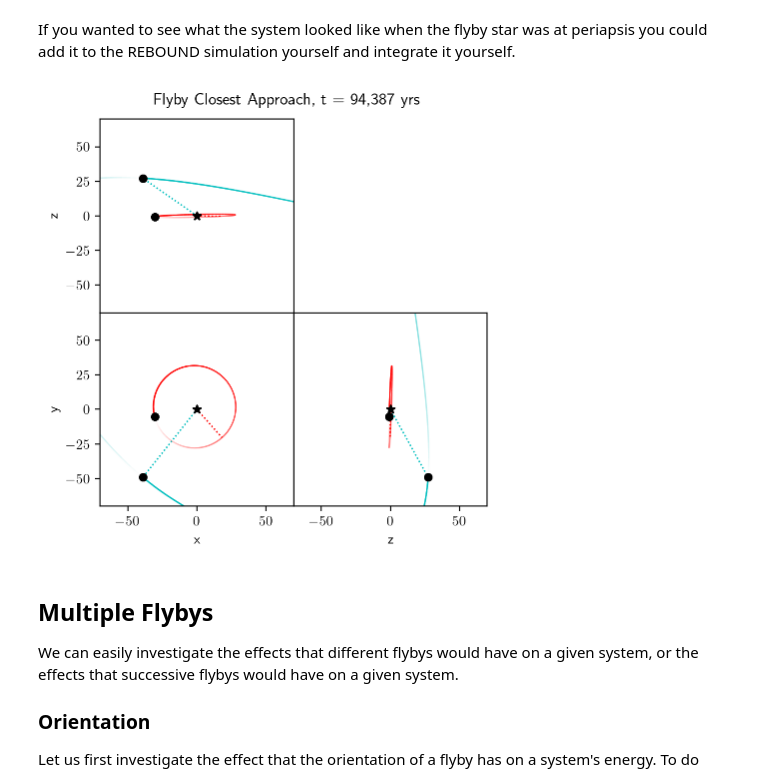
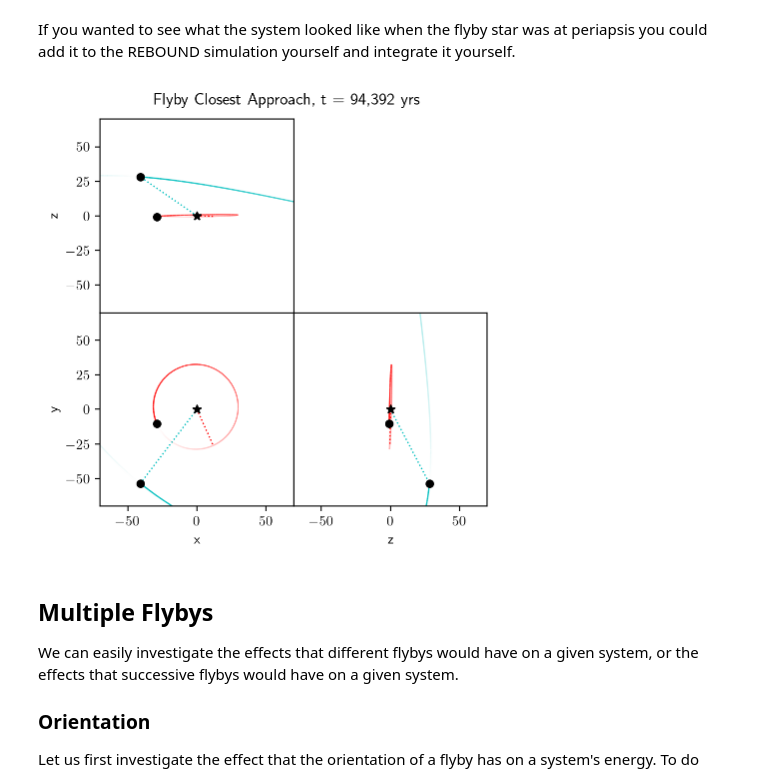
Before and after one commit to zyrxvo/airball, a Jupyter notebook: docs/examples/basics.ipynb, the cells around one changed output. Saved outputs shown, nothing was run; the diff lists cells and outputs as text; code cells hidden in the pictures.

```diff
--- a/docs/examples/basics.ipynb
+++ b/docs/examples/basics.ipynb
@@ -61,7 +61,8 @@ def setup():
     sim = rebound.Simulation()
     sim.add(m=1)
     sim.add(m=5.151e-5, a=30.278, e=0.013, inc=0.031, omega=0, Omega=0, f=0)
-    # sim.integrator = 'ias15'
+    sim.integrator = 'ias15'
+    sim.ri_ias15.adaptive_mode = 2
     sim.move_to_com()
     return sim
 # %% [markdown]
@@ -121,16 +122,16 @@ dI/I =   3.4827
 If you wanted to see what the system looked like when the flyby star was at periapsis you could add it to the REBOUND simulation yourself and integrate it yourself.
 # %%
 sim = setup()
-airball.add_star_to_sim(sim, star)
+airball.add_star_to_sim(sim, star, hash='flybystar')
 tperi = sim.particles['flybystar'].T
 sim.integrate(tperi)
 
 sim.move_to_hel()
 ops = rebound.OrbitPlotSet(sim, color=True, periastron=True, xlim=[-70,70], ylim=[-70,70], slices=1)
 ops.fig.suptitle(f'Flyby Closest Approach, t = {sim.t/twopi:,.0f} yrs', y=0.77)
 plt.show()
 # %% [output]
-[figure, old version]
+[figure, new version]
 # %% [markdown]
 ## Multiple Flybys
 We can easily investigate the effects that different flybys would have on a given system, or the effects that successive flybys would have on a given system.
```
Also changed, not shown: parts of 6 cells of this notebook, 32 other files.
